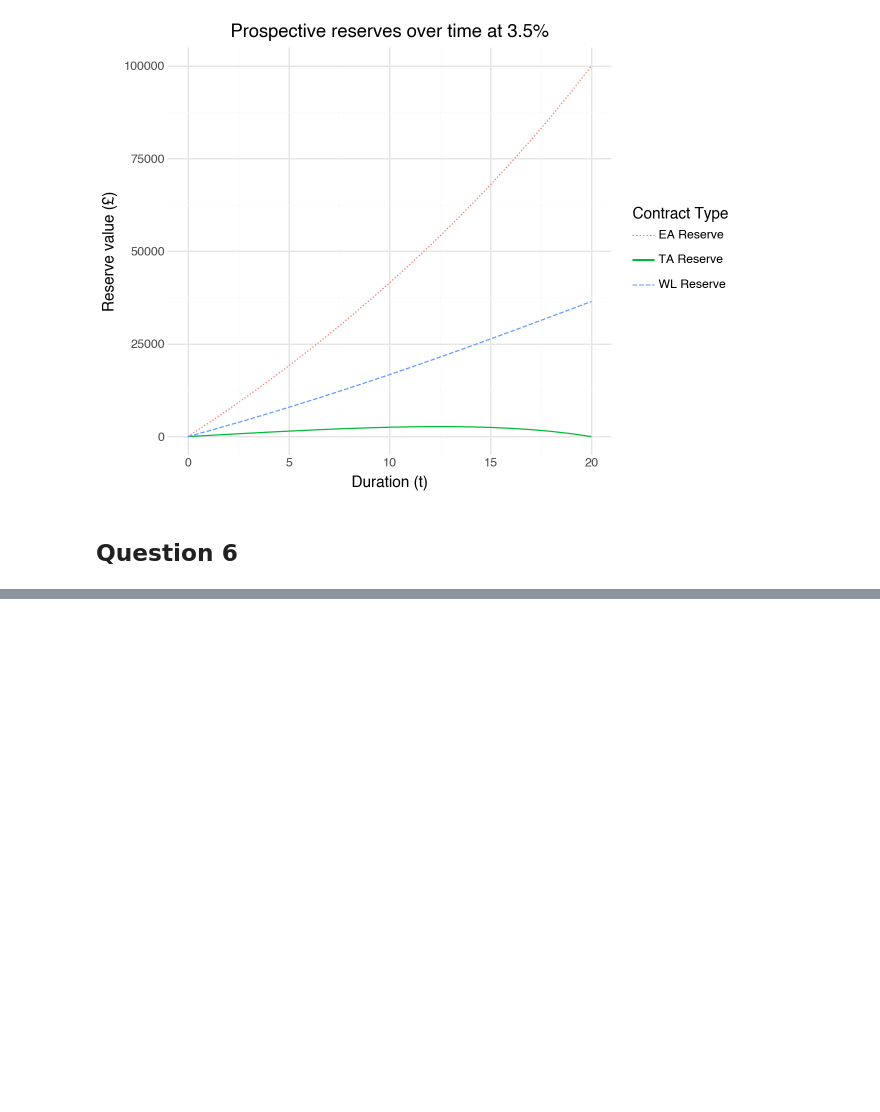
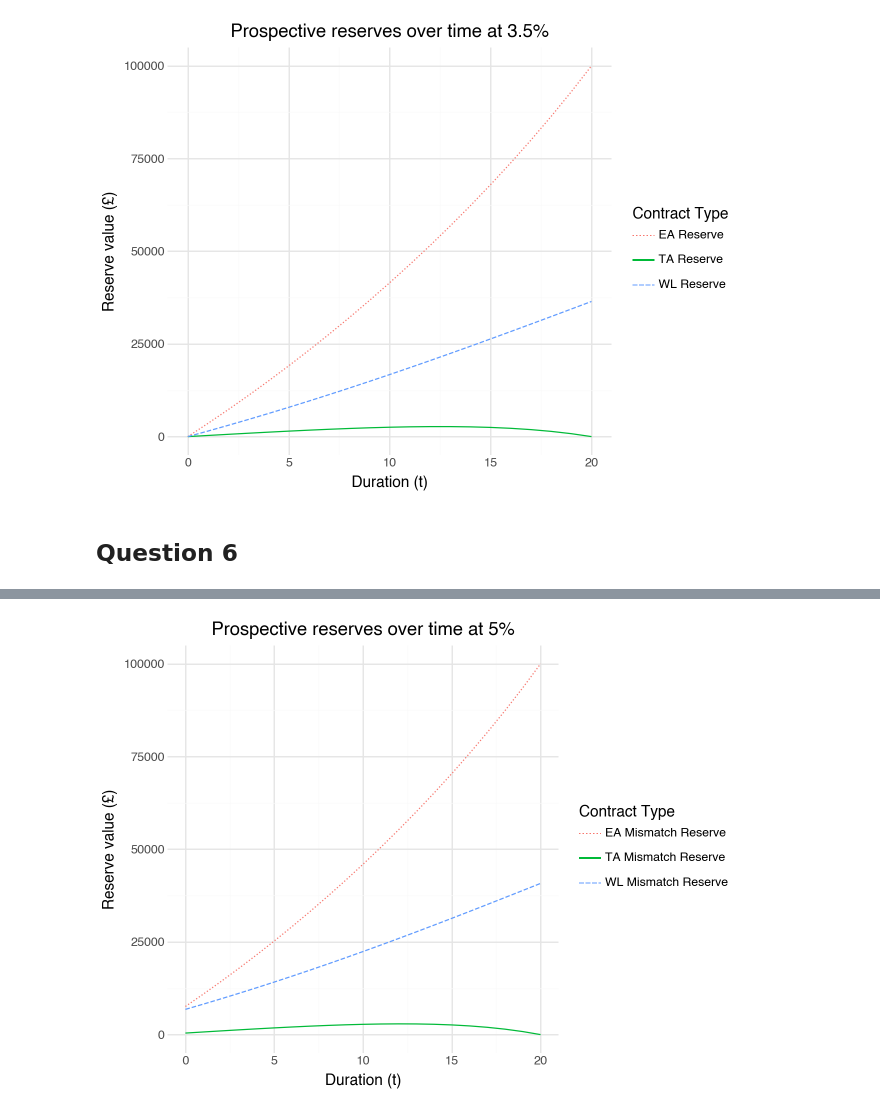
Before and after one commit to ytterbiu/smm065-computer-based-assessment, a Jupyter notebook: cm1-p2-cw-notebook.ipynb, the cells around one changed output, grey strips where cells are left out. Cells and saved outputs as stored; diff of their text form; code cells hidden in the pictures; blank space fills up the shorter version.

```diff
--- a/cm1-p2-cw-notebook.ipynb
+++ b/cm1-p2-cw-notebook.ipynb
@@ -713,0 +741,41 @@ Time 0 WL Reserve (New Business Strain): £6807.42
+# %%
+# repeating plot for Q6
+# Melt the dataframe into Long/Tidy format for plotnine
+df_melted = df_reserves_mismatch.melt(
+    id_vars=["Duration (t)"],
+    value_vars=["WL Mismatch Reserve", "TA Mismatch Reserve", "EA Mismatch Reserve"],
+    var_name="Contract Type",
+    value_name="Reserve Value (£)",
+)
+
+# Plotting with plotnine
+reserve_mismatch_plot = (
+    ggplot(
+        df_melted,
+        aes(
+            x="Duration (t)",
+            y="Reserve Value (£)",
+            color="Contract Type",
+            # shape="Contract Type",
+            linetype="Contract Type",
+        ),
+    )
+    + geom_line()
+    + scale_linetype_manual(
+        values={
+            "WL Mismatch Reserve": "dashed",
+            "TA Mismatch Reserve": "solid",
+            "EA Mismatch Reserve": "dotted",
+        }
+    )
+    # + geom_point(size=2.5)
+    + theme_minimal()
+    + labs(
+        title="Prospective reserves over time at 5%",
+        x="Duration (t)",
+        y="Reserve value (£)",
+    )
+)
+reserve_mismatch_plot
+# %% [output]
+[figure, added]
```
Also changed, not shown: parts of 3 cells of this notebook.
